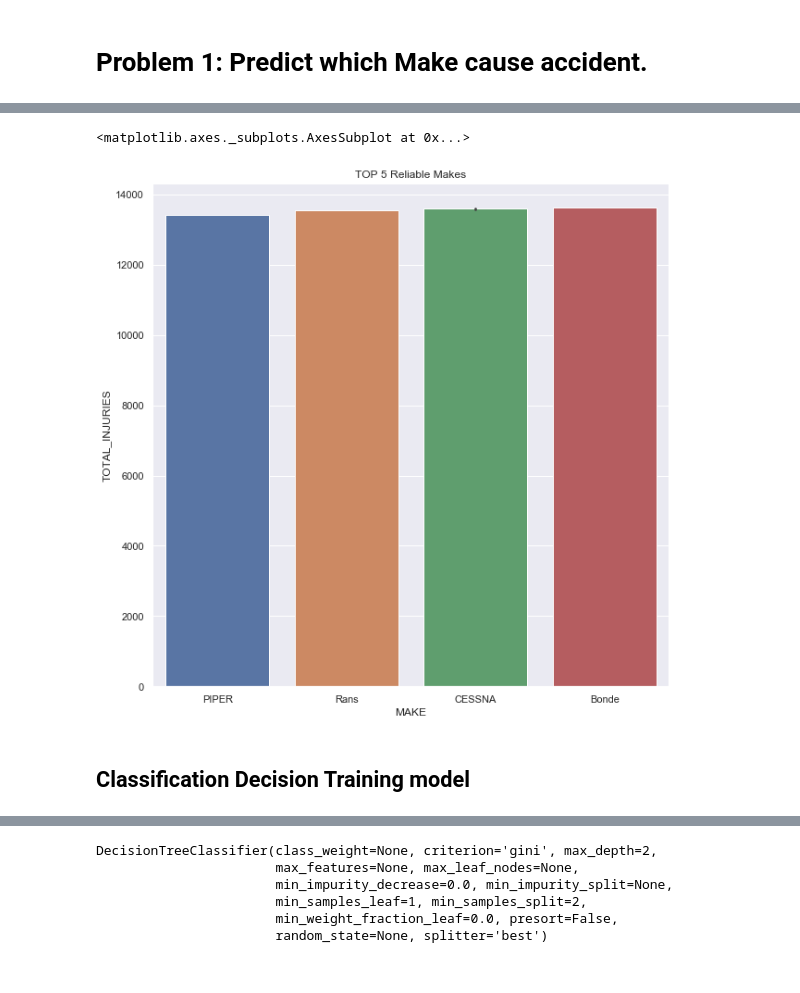
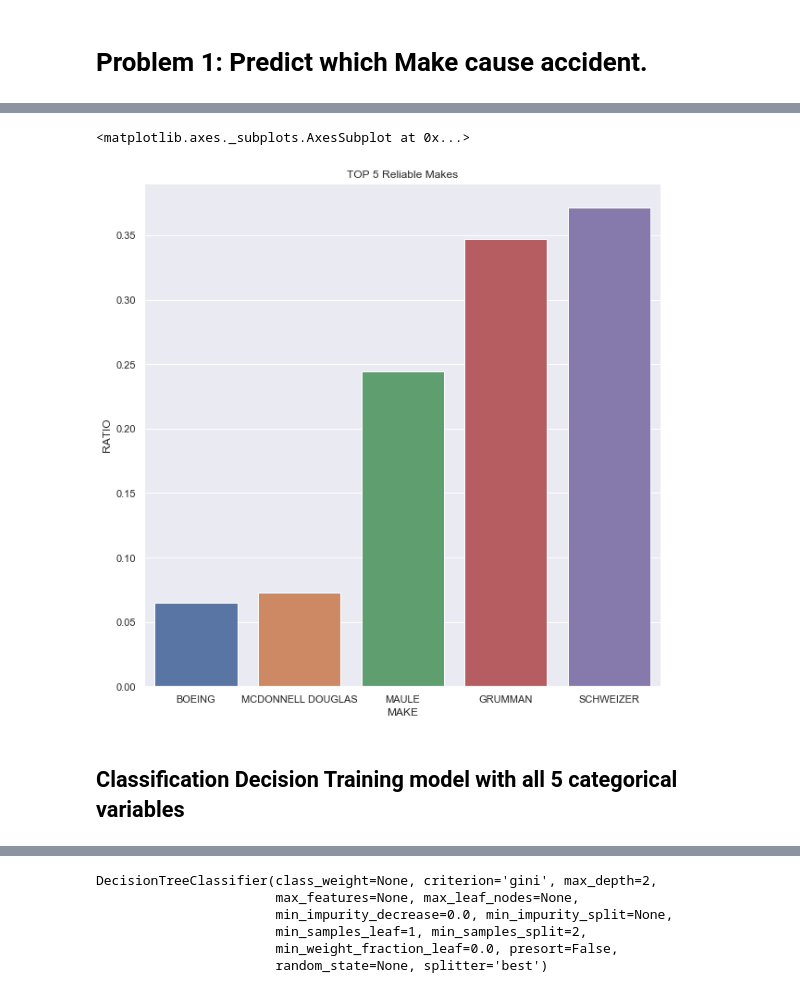
Before and after one commit to saobangmath/CZ1015---Miniproject, a Jupyter notebook: Miniproject.ipynb, the cells around one changed output, grey strips where cells are left out. Cells and saved outputs as stored; diff of their text form; code cells hidden in the pictures.

```diff
--- a/Miniproject.ipynb
+++ b/Miniproject.ipynb
@@ -435,7 +435,18 @@ Data must have variance to compute a kernel density estimate.
 # Problem 1: Predict which Make cause accident.
 # %%
 # aircraft manufacturer with least amount of injuries
-df = data.dropna()
+df = pd.DataFrame(data)
+# data cleaning
+df["MAKE"].fillna(value = "UNKNOWN", inplace = True)
+df['MAKE'] = df['MAKE'].str.upper()
+df["TOTAL_FATAL_INJURIES"].fillna(value = "0", inplace = True)
+df["TOTAL_SERIOUS_INJURIES"].fillna(value = "0", inplace = True)
+df["TOTAL_MINOR_INJURIES"].fillna(value = "0", inplace = True)
+df["TOTAL_UNINJURED"].fillna(value = "0", inplace = True)
+df["NUMBER_OF_ENGINES"].fillna(value = "0", inplace = True)
+df['MAKE'].replace(np.nan, 'Unknown', inplace = True)
+df = df.astype({"TOTAL_FATAL_INJURIES":int,"TOTAL_SERIOUS_INJURIES":int,"TOTAL_MINOR_INJURIES":int,"TOTAL_UNINJURED":int,"NUMBER_OF_ENGINES":int})
+# create a variable to indicate total overall injuries
 df["TOTAL_INJURIES"] = df["TOTAL_FATAL_INJURIES"] + df["TOTAL_SERIOUS_INJURIES"] + df["TOTAL_MINOR_INJURIES"]
 # sort values by total of injuries
 df.sort_values(["TOTAL_INJURIES"], ascending = False)
@@ -490,0 +485,20 @@ top5_reliable.head(5)
+# %%
+# Add variable count to find the total number of occurence
+df["COUNT"] = 1
+# Group dataset by Make and get total of the numerical values
+makegrp = df.groupby(['MAKE'], as_index=False).sum()
+# Capture only makes that occurs more than 500 times
+top5 = makegrp[~(makegrp['COUNT'] < 500)]
+# Create Total to get total injuries and total uninjured
+top5["TOTAL"] = top5["TOTAL_INJURIES"] + top5["TOTAL_UNINJURED"]
+# Capture only 4 important columns
+top5 = top5[["MAKE","TOTAL_INJURIES","TOTAL_UNINJURED","TOTAL"]]
+# Get Ratio by dividing total injuries with count
+top5["RATIO"] = top5["TOTAL_INJURIES"]/top5["TOTAL"]
+# Sort by ratio
+top5 = top5.sort_values(["RATIO"], ascending = True)
+# Reset index
+top5 = top5.reset_index(drop=True)
+# Get only top 5
+top5 = top5.head(5)
+top5.head()
@@ -491,10 +516,10 @@ top5_reliable.head(5)
 # %%
 # visualizing in the form of barchart
 fig, axes = plt.subplots(1, 1, figsize = (10, 10))
 plt.title("TOP 5 Reliable Makes")
-sb.barplot(x = "MAKE",y = "TOTAL_INJURIES", data = top5_reliable)
+sb.barplot(x = "MAKE",y = "RATIO", data = top5)
 # %% [output]
 <matplotlib.axes._subplots.AxesSubplot at 0x...>
-[figure, old version]
+[figure, new version]
 # %% [markdown]
-## Classification Decision Training model
+## Classification Decision Training model with all 5 categorical variables
```
Also changed, not shown: parts of 58 cells of this notebook, 2 other files.
